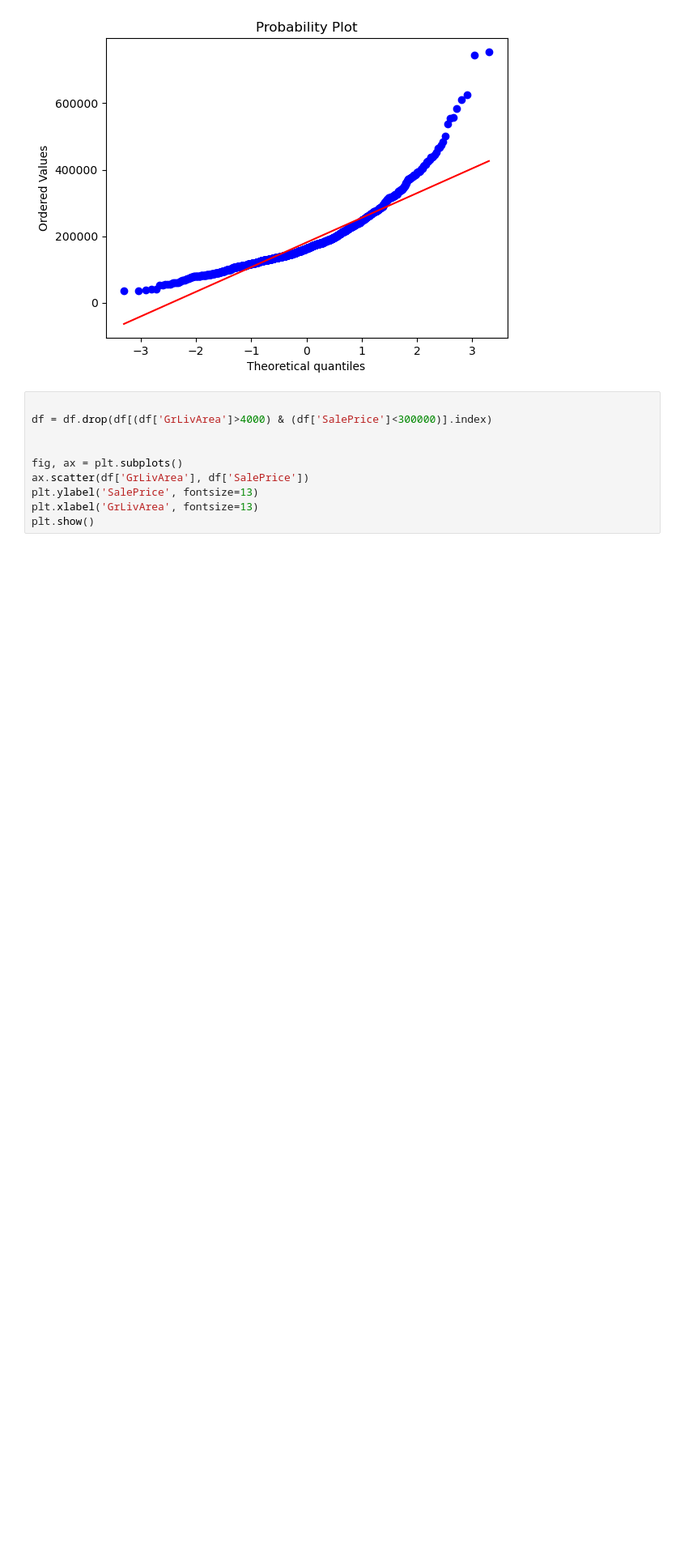
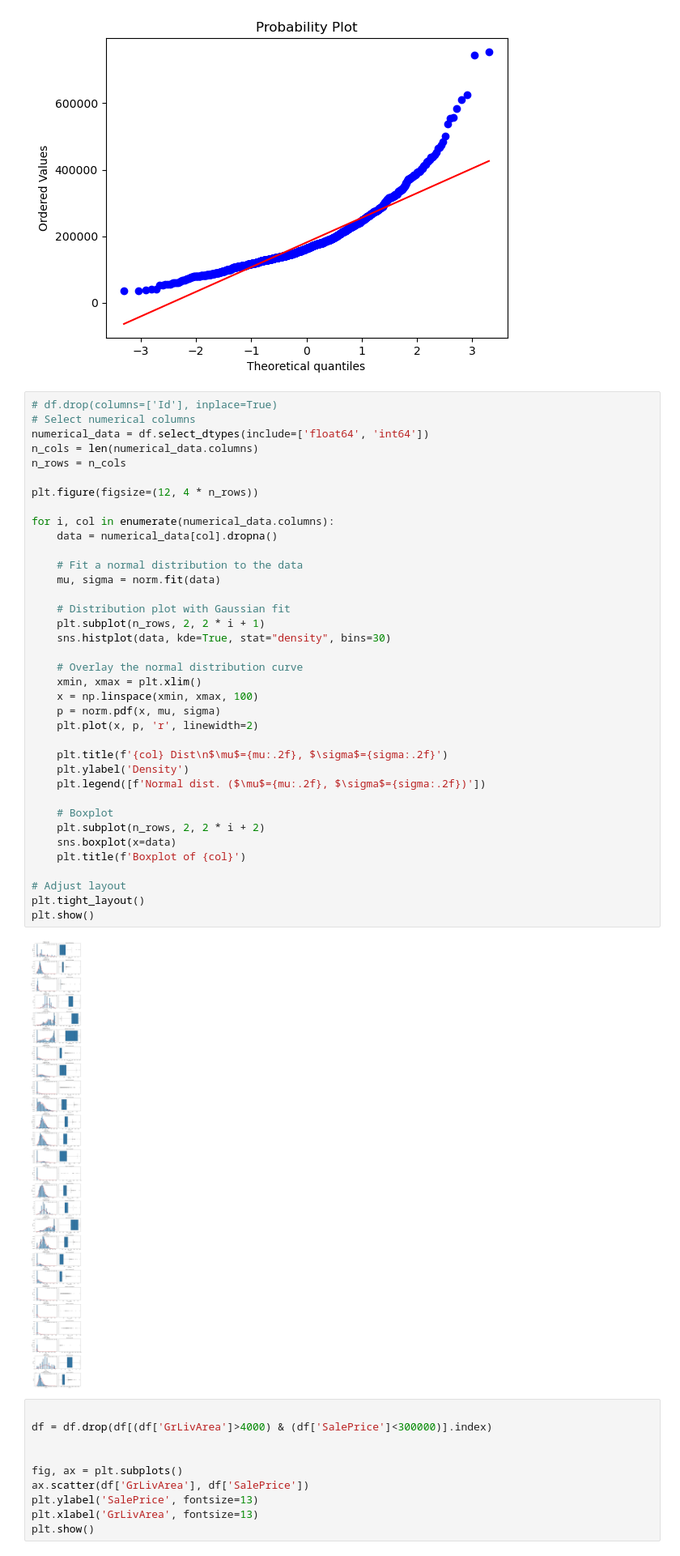
Before and after one commit to rabin20-04/ML-Algorithms, a Jupyter notebook: House_price_prediction_adv_reg_ensembl/house_price_adr.ipynb, the cells around one changed output. Shown at 81% size. Drawn from its saved outputs; the diff is of its cells as text; blank space fills up the shorter version.

```diff
--- a/House_price_prediction_adv_reg_ensembl/house_price_adr.ipynb
+++ b/House_price_prediction_adv_reg_ensembl/house_price_adr.ipynb
@@ -215,6 +215,45 @@ plt.show()
  mu = 180932.92 and sigma = 79467.79
 [figure]
 [figure]
+# %%
+# df.drop(columns=['Id'], inplace=True)
+# Select numerical columns
+numerical_data = df.select_dtypes(include=['float64', 'int64'])
+n_cols = len(numerical_data.columns)
+n_rows = n_cols
+
+plt.figure(figsize=(12, 4 * n_rows))
+
+for i, col in enumerate(numerical_data.columns):
+    data = numerical_data[col].dropna()
+
+    # Fit a normal distribution to the data
+    mu, sigma = norm.fit(data)
+
+    # Distribution plot with Gaussian fit
+    plt.subplot(n_rows, 2, 2 * i + 1)
+    sns.histplot(data, kde=True, stat="density", bins=30)
+
+    # Overlay the normal distribution curve
+    xmin, xmax = plt.xlim()
+    x = np.linspace(xmin, xmax, 100)
+    p = norm.pdf(x, mu, sigma)
+    plt.plot(x, p, 'r', linewidth=2)
+
+    plt.title(f'{col} Dist\n$\mu$={mu:.2f}, $\sigma$={sigma:.2f}')
+    plt.ylabel('Density')
+    plt.legend([f'Normal dist. ($\mu$={mu:.2f}, $\sigma$={sigma:.2f})'])
+
+    # Boxplot
+    plt.subplot(n_rows, 2, 2 * i + 2)
+    sns.boxplot(x=data)
+    plt.title(f'Boxplot of {col}')
+
+# Adjust layout
+plt.tight_layout()
+plt.show()
+# %% [output]
+[figure, added]
 # %%
 
 df = df.drop(df[(df['GrLivArea']>4000) & (df['SalePrice']<300000)].index)
```
Also changed, not shown: parts of 4 cells of this notebook.
